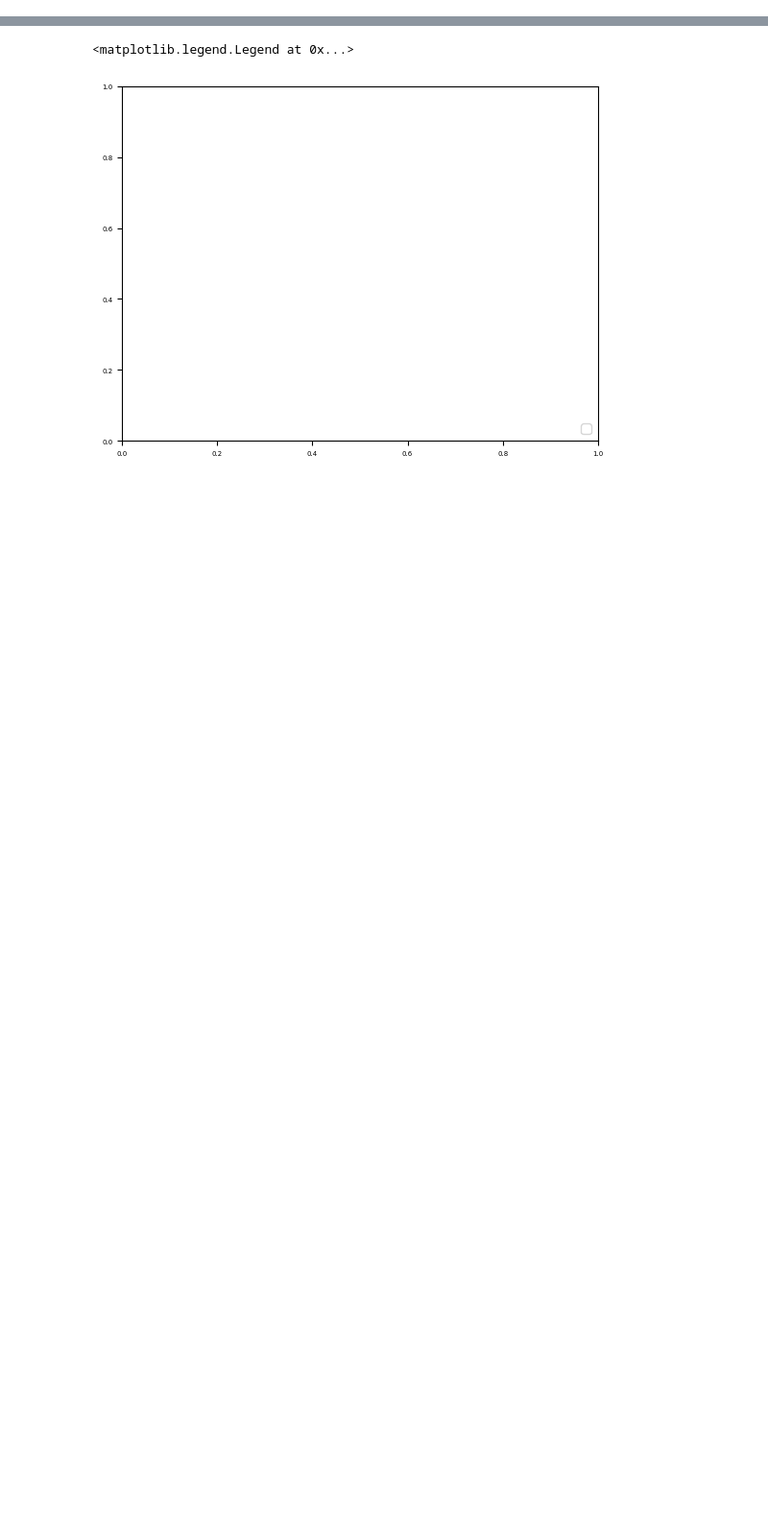
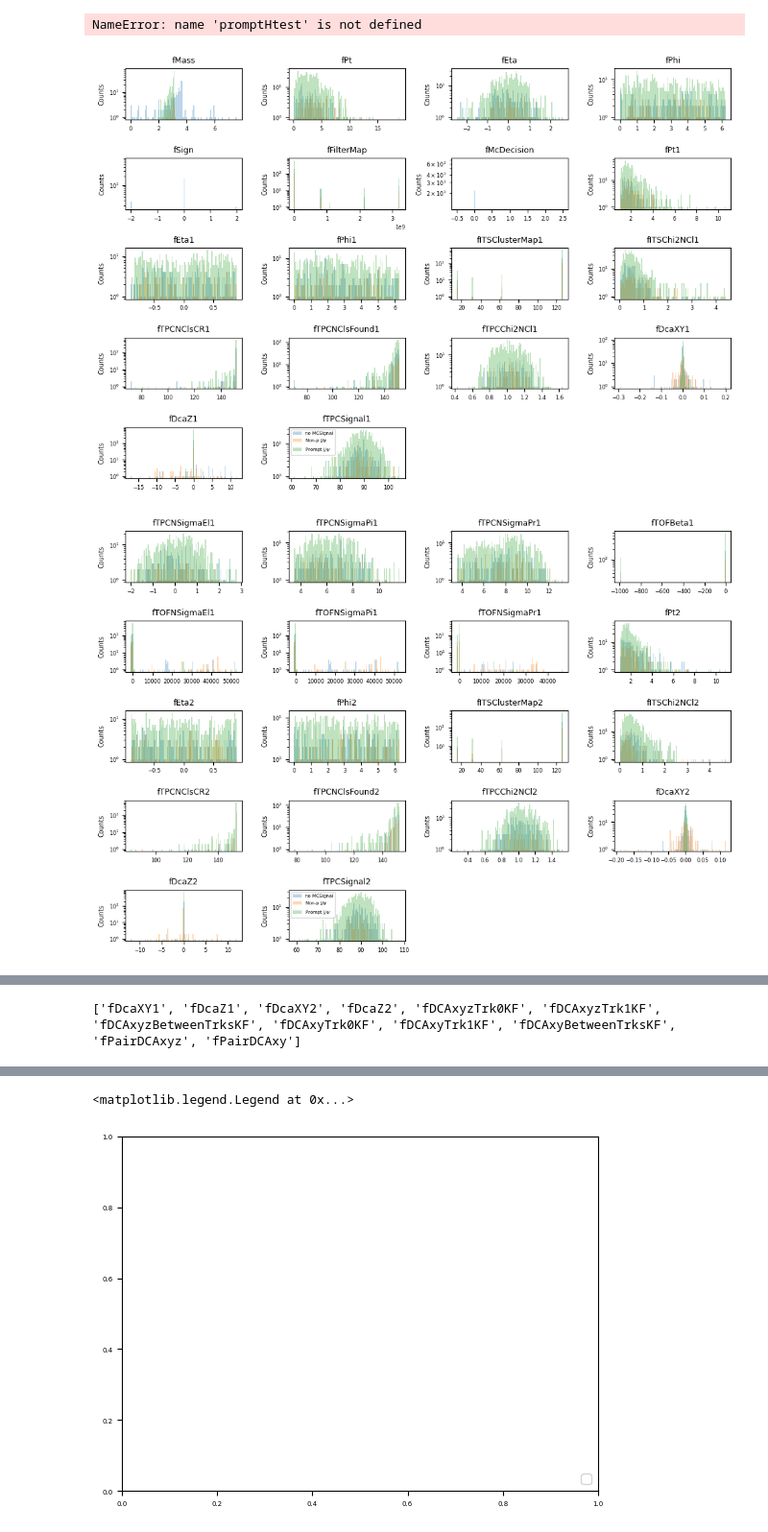
Before and after one commit to LucasFerrandi/Jpsi-Jets-Analysis, a Jupyter notebook: EfficiencyAndML/binary_jpsi.ipynb, the cells around one changed output, grey strips where cells are left out. Shown at 96% size. Cells and saved outputs as stored; diff of their text form; code cells hidden in the pictures; blank space fills up the shorter version.

```diff
--- a/EfficiencyAndML/binary_jpsi.ipynb
+++ b/EfficiencyAndML/binary_jpsi.ipynb
@@ -243,0 +246,3 @@ nonpromptH = dataH.get_subset('fMcDecision==5')
+# %%
+dataHtest = TreeHandler("~/Downloads/AO2DdqEffWagonTestJpsi2ee.root", "O2rtdielectronall", folder_name="DF*")
+dataHtest
@@ -243,0 +268,4 @@ nonpromptH = dataH.get_subset('fMcDecision==5')
+# %%
+promptHtest.get_var_names()
+# %% [output]
+NameError: name 'promptHtest' is not defined
@@ -243,0 +347,41 @@ nonpromptH = dataH.get_subset('fMcDecision==5')
+# %%
+noneHtest = dataHtest.get_subset('fMcDecision==0')
+promptHtest = dataHtest.get_subset('fMcDecision==1')
+nonpromptHtest = dataHtest.get_subset('fMcDecision==2')
+vars_to_drawtest = promptHtest.get_var_names()
+# print(len(vars_to_drawtest))
+# print(vars_to_drawtest[0:2])
+# print(vars_to_drawtest[2:4])
+# vars_to_drawtest = ['fMass',
+#  'fPt',
+#  'fEta',
+#  'fPhi',
+#  'fSign',
+#  'fFilterMap',
+#  'fMcDecision',]
+leg_labelstest = ['no MCSignal', r'Non-p J/$\psi$', r'Prompt J/$\psi$']
+plt.rcParams["figure.figsize"] = (10, 7)
+plt.rcParams["legend.fontsize"] = 5
+plt.rcParams['axes.titlesize'] = 9
+plt.rcParams['axes.labelsize'] = 7 # size of 'counts' label
+plt.rcParams['xtick.labelsize'] = 6
+plt.rcParams['ytick.labelsize'] = 6
+# plt.rcParams['y]
+plt.rcParams['savefig.format'] = 'pdf'
+# %%
+# plt.legend()#loc='lower right')
+axes1 = plot_utils.plot_distr([noneHtest, nonpromptHtest, promptHtest], vars_to_drawtest[0:18], bins=100, labels=leg_labelstest, log=True, density=False, alpha=0.3, grid=False)
+plt.subplots_adjust(left=0.06, bottom=0.06, right=0.99, top=0.96, hspace=0.75, wspace=0.4)
+plt.savefig('OutputAO2DdqEffWagonTestJpsi2ee/VarDistr1.pdf')
+axes2 = plot_utils.plot_distr([noneHtest, nonpromptHtest, promptHtest], vars_to_drawtest[18:36], bins=100, labels=leg_labelstest, log=True, density=False, alpha=0.3, grid=False)
+plt.subplots_adjust(left=0.06, bottom=0.06, right=0.99, top=0.96, hspace=0.75, wspace=0.4)
+plt.savefig('OutputAO2DdqEffWagonTestJpsi2ee/VarDistr2.pdf')
+axes3 = plot_utils.plot_distr([noneHtest, nonpromptHtest, promptHtest], vars_to_drawtest[36:54], bins=100, labels=leg_labelstest, log=True, density=False, alpha=0.3, grid=False)
+plt.subplots_adjust(left=0.06, bottom=0.06, right=0.99, top=0.96, hspace=0.75, wspace=0.4)
+plt.savefig('OutputAO2DdqEffWagonTestJpsi2ee/VarDistr3.pdf')
+axes4 = plot_utils.plot_distr([noneHtest, nonpromptHtest, promptHtest], vars_to_drawtest[54:], bins=100, labels=leg_labelstest, log=True, density=False, alpha=0.3, grid=False)
+plt.subplots_adjust(left=0.06, bottom=0.06, right=0.99, top=0.96, hspace=0.75, wspace=0.4)
+plt.savefig('OutputAO2DdqEffWagonTestJpsi2ee/VarDistr4.pdf')
+# %% [output]
+[figure, added]
+[figure, added]
@@ -243,0 +390,7 @@ nonpromptH = dataH.get_subset('fMcDecision==5')
+# %%
+# vars_to_drawDCA = vars_to_drawtest[np.char.find(np.char.lower(vars_to_drawtest), "dca") >= 0]
+
+dca_vars = [var for var in vars_to_drawtest if "dca" in var.lower()]
+print(dca_vars)
+# %% [output]
+['fDcaXY1', 'fDcaZ1', 'fDcaXY2', 'fDcaZ2', 'fDCAxyzTrk0KF', 'fDCAxyzTrk1KF', 'fDCAxyzBetweenTrksKF', 'fDCAxyTrk0KF', 'fDCAxyTrk1KF', 'fDCAxyBetweenTrksKF', 'fPairDCAxyz', 'fPairDCAxy']
```
Also changed, not shown: parts of 7 cells of this notebook, 23 other files.
